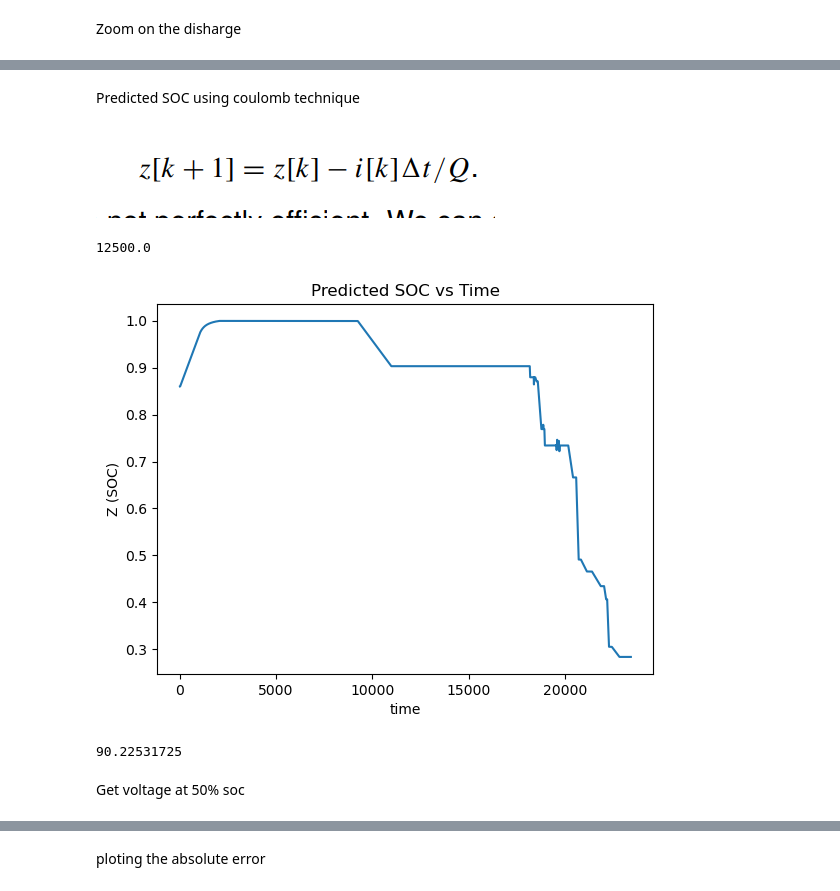
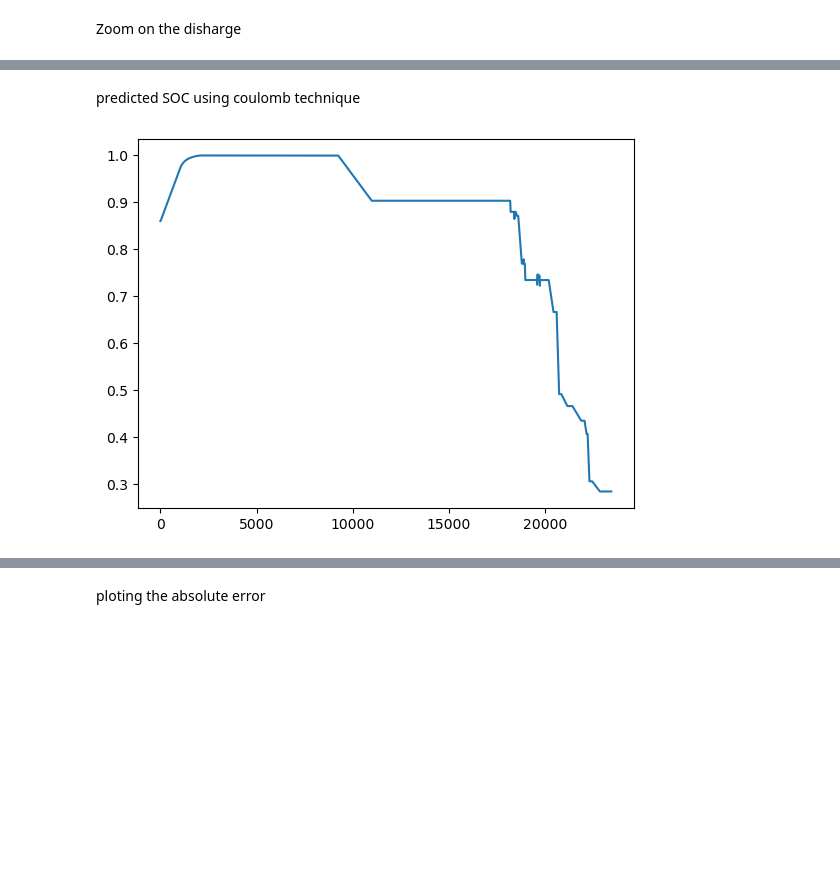
Before and after one commit to feyzijan/BatteryModelling, a Jupyter notebook: FCTT Project 1 Part 1.ipynb, the cells around one changed output, grey strips where cells are left out. Saved outputs shown, nothing was run; the diff lists cells and outputs as text; code cells hidden in the pictures; blank space fills up the shorter version.

```diff
--- a/FCTT Project 1 Part 1.ipynb
+++ b/FCTT Project 1 Part 1.ipynb
@@ -102,29 +45,14 @@ plt.show()
 # %% [markdown]
-Predicted SOC using coulomb technique
+predicted SOC using coulomb technique
-# %% [markdown]
-![image.png](attachment:image.png)
-# %%
-Cur.max()
-# %% [output]
-12500.0
 # %%
-Z = [0.86] # is this our starting SOC?
+Z = [0.86]
 Cur[0]=0
 for k in range(len(T)-1) :
     Z.append(Z[k]+Cur[k]*(1/2500)/3600)
 
 plt.figure()
 plt.plot(T,Z)
-plt.ylabel("Z (SOC)")
-plt.xlabel("time")
-plt.title("Predicted SOC vs Time")
 plt.show()
 # %% [output]
-[figure, old version]
+[figure, new version]
-# %%
-Dff.SOC[9100]
-# %% [output]
-90.22531725
-# %% [markdown]
-Get voltage at 50% soc
 # %%
```
Also changed, not shown: parts of 16 cells of this notebook.
